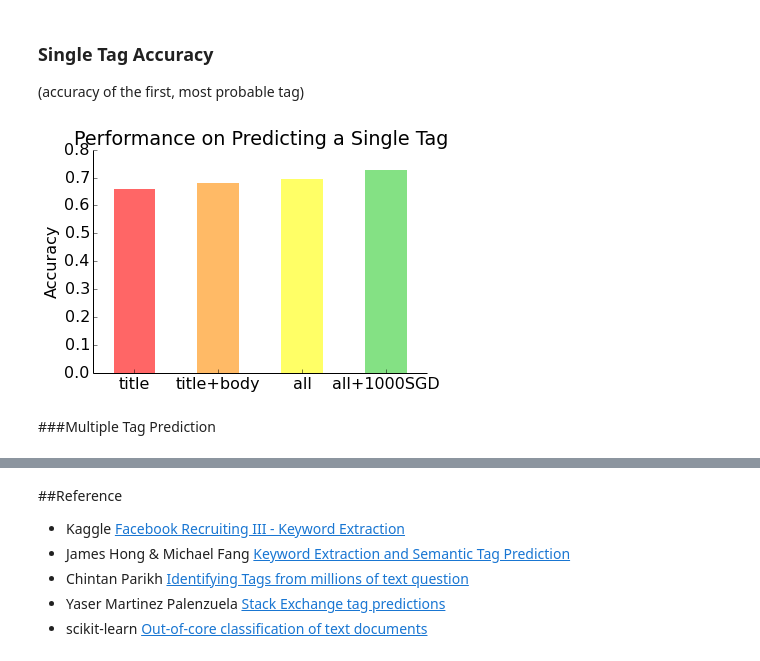
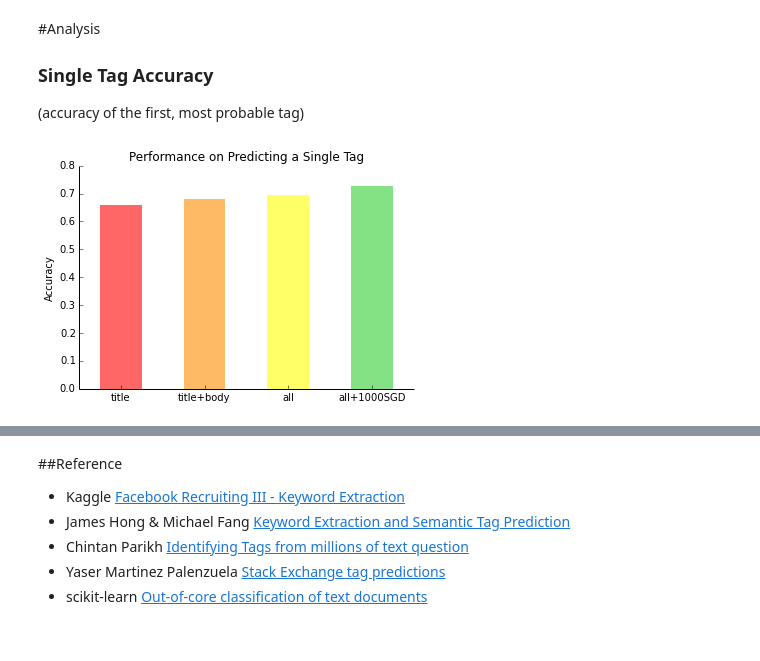
Before and after one commit to aswinaryal/tag, a Jupyter notebook: web/TagPrediction.ipynb, the cells around one changed output, grey strips where cells are left out. Cells and saved outputs as stored; diff of their text form; code cells hidden in the pictures.

```diff
--- a/web/TagPrediction.ipynb
+++ b/web/TagPrediction.ipynb
@@ -47,35 +51,34 @@ For multi-tag prediction, the performance is evaluated by a <a href="https://www
 <li>Exploring tag-tag suggestion.</li>
 </ul>
 # %% [markdown]
+#Analysis
 ### Single Tag Accuracy
 (accuracy of the first, most probable tag)
 # %%
 import matplotlib.pyplot as plt
 import numpy as np
 from coOccurrence1 import singleTagAccuracy
 
 xlab = ['title', 'title+body', 'all', 'all+1000SGD']
-accu_test = singleTagAccuracy()
-#accu_test = [0.659881656805, 0.679692307692, 0.693420118343, 0.727526627219]
+#accu_test = singleTagAccuracy()
+accu_test = [0.659881656805, 0.679692307692, 0.693420118343, 0.727526627219]
 colr = ['#FF0000','#FF8C00','#FFFF00','#32CD32']
 idx = np.arange(4)
 
 fig=plt.figure()
 ax=fig.add_subplot(111)
 ax.set_title('Performance on Predicting a Single Tag')
 ax.set_ylabel('Accuracy')
 for i in range(4):
     ax.bar(idx[i],accu_test[i], width=0.5, color=colr[i],alpha=0.6,ec='none')
 ax.set_xticks(idx+0.25)
 ax.set_xlim([0-0.25,3+0.75])
 ax.set_xticklabels(xlab)
 ax.spines['top'].set_visible(False)
 ax.spines['right'].set_visible(False)
 ax.yaxis.set_ticks_position('none')
 ax.xaxis.set_ticks_position('none')
 ax.xaxis.tick_bottom()
 ax.yaxis.tick_left()
 # %% [output]
-[figure, old version]
+[figure, new version]
-# %% [markdown]
-###Multiple Tag Prediction
```
Also changed, not shown: parts of 5 cells of this notebook, 1 other file.
